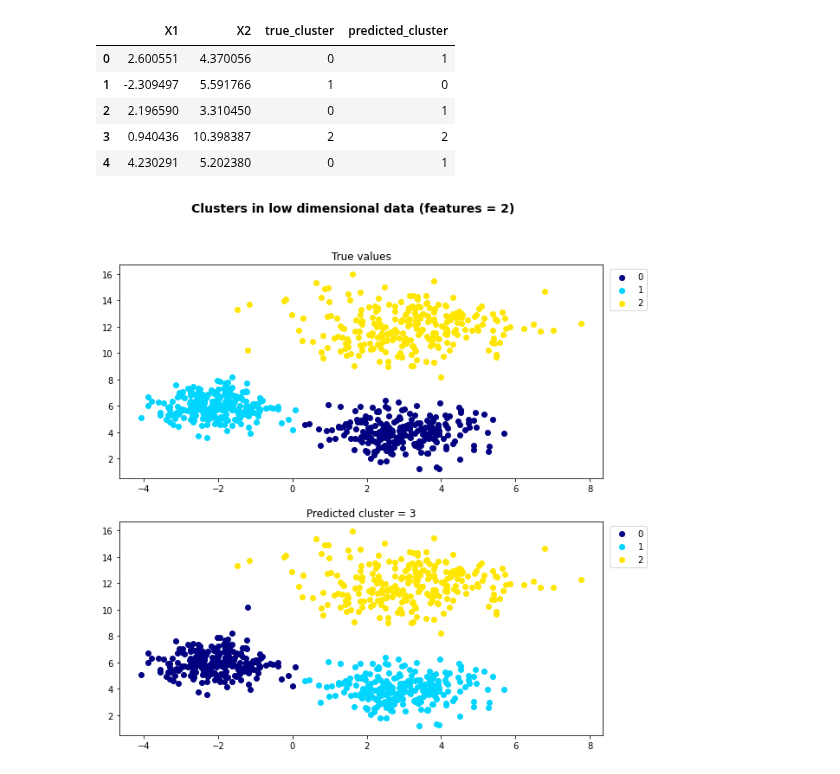
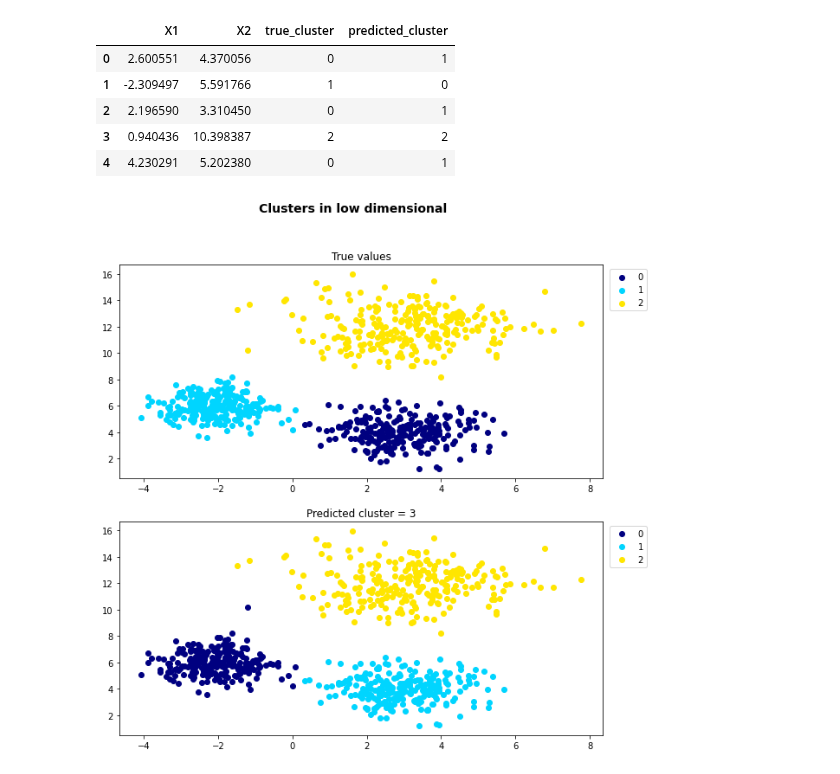
Before and after one commit to rueedlinger/machine-learning-snippets, a Jupyter notebook: notebooks/unsupervised/clustering/meanshift/clustering_meanshift.ipynb, the cells around one changed output. Cells and saved outputs as stored; diff of their text form; code cells hidden in the pictures.

```diff
--- a/notebooks/unsupervised/clustering/meanshift/clustering_meanshift.ipynb
+++ b/notebooks/unsupervised/clustering/meanshift/clustering_meanshift.ipynb
@@ -65,7 +65,7 @@ for i in true_clusters:
 
 
 
-ax2.set_title('Predicted cluster = {}'.format(len(predicted_clusters)))
+ax2.set_title('Predicted cluste')
 for i in predicted_clusters:
     ax2.scatter(df[df.predicted_cluster == i].X1, df[df.predicted_cluster == i].X2, label=i, color=get_color(i, len(predicted_clusters)))
 
@@ -103,22 +103,22 @@ df.head()
 # %%
 fig, (ax1, ax2) = plt.subplots(2, 1, sharey=True, figsize=(10, 10))
 
-fig.suptitle('Clusters in low dimensional data (features = {})'.format(np.shape(X)[1]), fontsize=14, fontweight='bold')
+fig.suptitle('Clusters in low dimensional', fontsize=14, fontweight='bold')
 
 
 ax1.set_title('True values')
 for i in true_clusters:
     ax1.scatter(df[df.true_cluster == i].X1, df[df.true_cluster == i].X2, label=i, color=get_color(i, len(true_clusters)))
 
 
 
 ax2.set_title('Predicted cluster = {}'.format(len(predicted_clusters)))
 for i in predicted_clusters:
     ax2.scatter(df[df.predicted_cluster == i].X1, df[df.predicted_cluster == i].X2, label=i, color=get_color(i, len(predicted_clusters)))
 
 ax1.legend(bbox_to_anchor=(1.1, 1))
 ax2.legend(bbox_to_anchor=(1.1, 1))
 
 plt.show()
 # %% [output]
-[figure, old version]
+[figure, new version]
```
Also changed, not shown: parts of 2 cells of this notebook.
